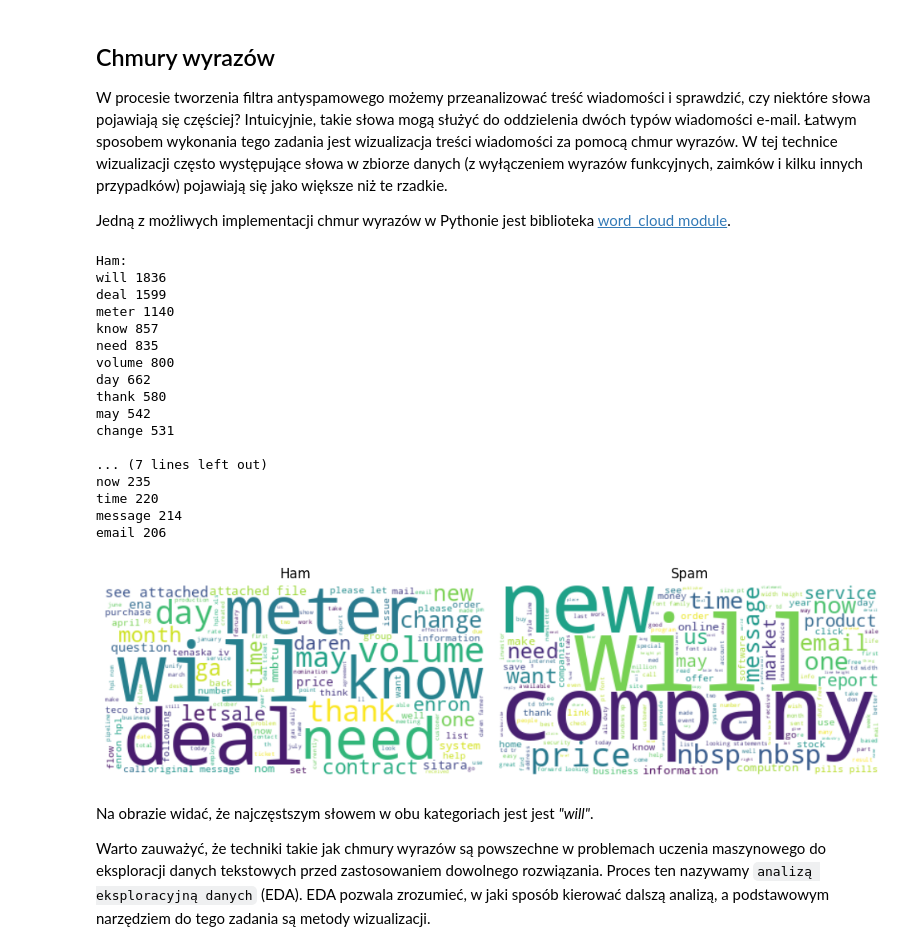
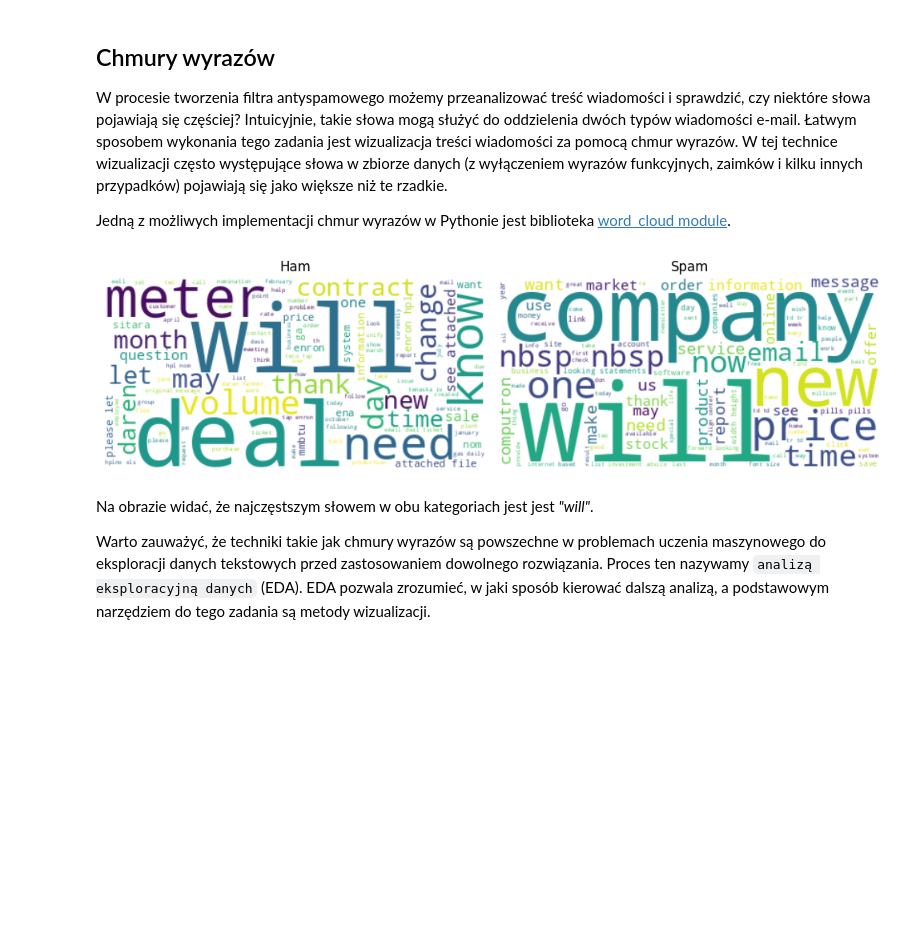
Before and after one commit to patrykzawadzkisggw/mad2, a Jupyter notebook: przyklad.ipynb, the cells around one changed output. Cells and saved outputs as stored; diff of their text form; code cells hidden in the pictures; blank space fills up the shorter version.

```diff
--- a/przyklad.ipynb
+++ b/przyklad.ipynb
@@ -78,84 +78,43 @@ Jedną z możliwych implementacji chmur wyrazów w Pythonie jest biblioteka [wor
 import matplotlib.pyplot as plt
 from wordcloud import WordCloud
 import pandas as pd
-from sklearn.model_selection import train_test_split
 
 # Wczytywanie danych i usuwanie nie potrzebnego tekstu
-data = pd.read_csv('spam_ham_dataset.csv')
-data['text']=data['text'].apply(clean_text)
-
-train_data, test_data, train_class, test_class = train_test_split(data['text'], data['label_num'], random_state=123)
-train_data = train_data.tolist()
-test_data = test_data.tolist()
-train_class = train_class.tolist()
-test_class = test_class.tolist()
+dane = pd.read_csv('spam_ham_dataset.csv')
+dane['text']=dane['text'].apply(clean_text)
 
 # Oddzielenie spam od ham
-ham_train_data = [email for email, label in zip(train_data, train_class) if label == 0]
-spam_train_data = [email for email, label in zip(train_data, train_class) if label == 1]
+ham_emails = [email for email, label in zip(dane['text'],dane['label']) if label == 'ham']
+spam_emails = [email for email, label in zip(dane['text'],dane['label']) if label == 'spam']
 
 # Tworzenie chmury wyrazów
 n = 10 # liczba słów
+
 # Dla hamu
-ham_wc = WordCloud(background_color="white", max_words=2000)
-ham_text = ' '.join(ham_train_data)
-ham_wordcloud = ham_wc.generate(ham_text)
-ham_word_frequencies = ham_wc.process_text(ham_text)
-ham_word_frequencies = {word: freq for word, freq in ham_word_frequencies.items() if len(word) > 1}
-ham_sorted_words = sorted(ham_word_frequencies.items(), key=lambda x: x[1], reverse=True)
-ham_top_words = ham_sorted_words[:n]
+ham_text = ' '.join(ham_emails)
+ham_wordcloud = WordCloud(background_color="white", max_words=100).generate(ham_text)
 
 # Dla spamu
-spam_wc = WordCloud(background_color="white", max_words=2000)
-spam_text = ' '.join(spam_train_data)
-spam_wordcloud = spam_wc.generate(spam_text)
-spam_word_frequencies = spam_wc.process_text(spam_text)
-spam_word_frequencies = {word: freq for word, freq in spam_word_frequencies.items() if len(word) > 1}
-spam_sorted_words = sorted(spam_word_frequencies.items(), key=lambda x: x[1], reverse=True)
-spam_top_words = spam_sorted_words[:n]
-
-print("Ham:")
-for word, frequency in ham_top_words:
-    print(word, frequency)
-
-print("\nSpam:")
-for word, frequency in spam_top_words:
-    print(word, frequency)
+spam_text = ' '.join(spam_emails)
+spam_wordcloud = WordCloud(background_color="white", max_words=100).generate(spam_text)
 
 # Wyświetlanie chmury
 plt.figure(figsize=(10, 5))
 
 plt.subplot(1, 2, 1)
 plt.imshow(ham_wordcloud, interpolation='bilinear')
 plt.title("Ham")
 plt.axis("off")
 
 plt.subplot(1, 2, 2)
 plt.imshow(spam_wordcloud, interpolation='bilinear')
 plt.title("Spam")
 plt.axis("off")
 
 plt.tight_layout()
 plt.show()
 # %% [output]
-Ham:
-will 1836
-deal 1599
-meter 1140
-know 857
-need 835
-volume 800
-day 662
-thank 580
-may 542
-change 531
-
-... (7 lines left out)
-now 235
-time 220
-message 214
-email 206
-[figure, old version]
+[figure, new version]
 # %% [markdown]
 Na obrazie widać, że najczęstszym słowem w obu kategoriach jest jest *"will"*.
 
```
Also changed, not shown: parts of 11 cells of this notebook.
